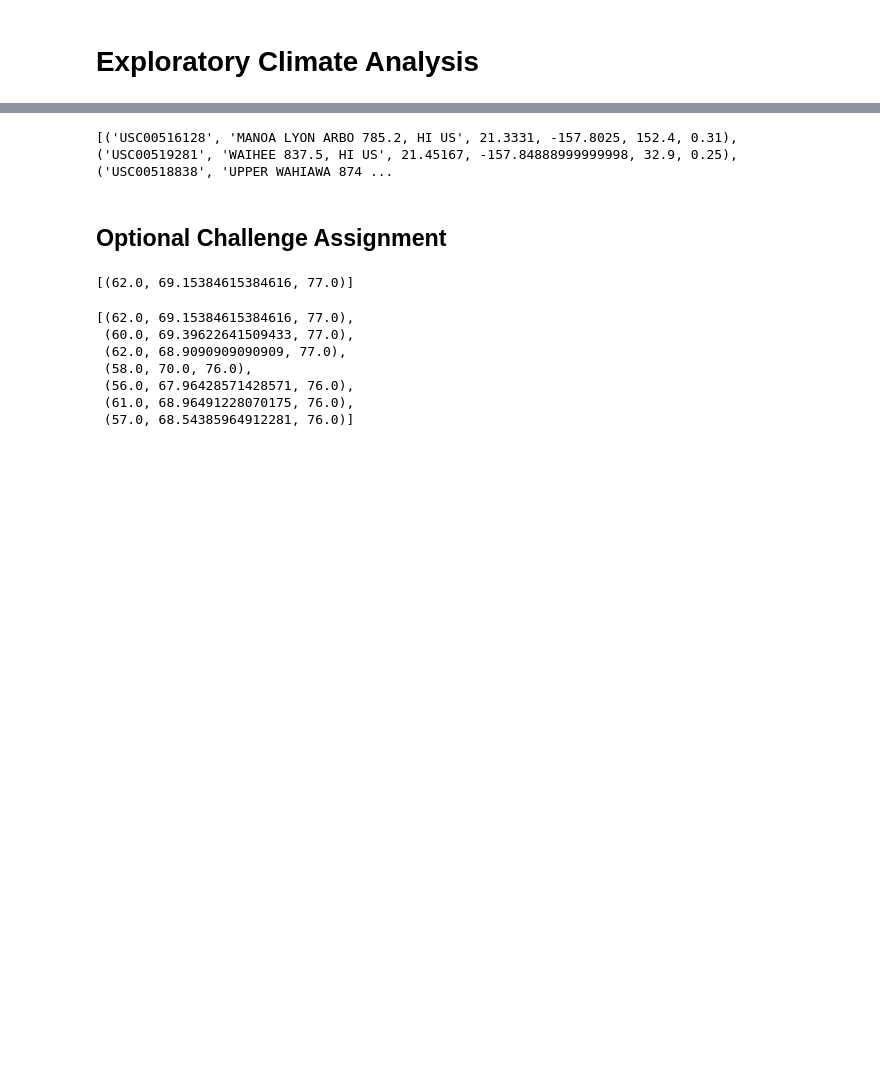
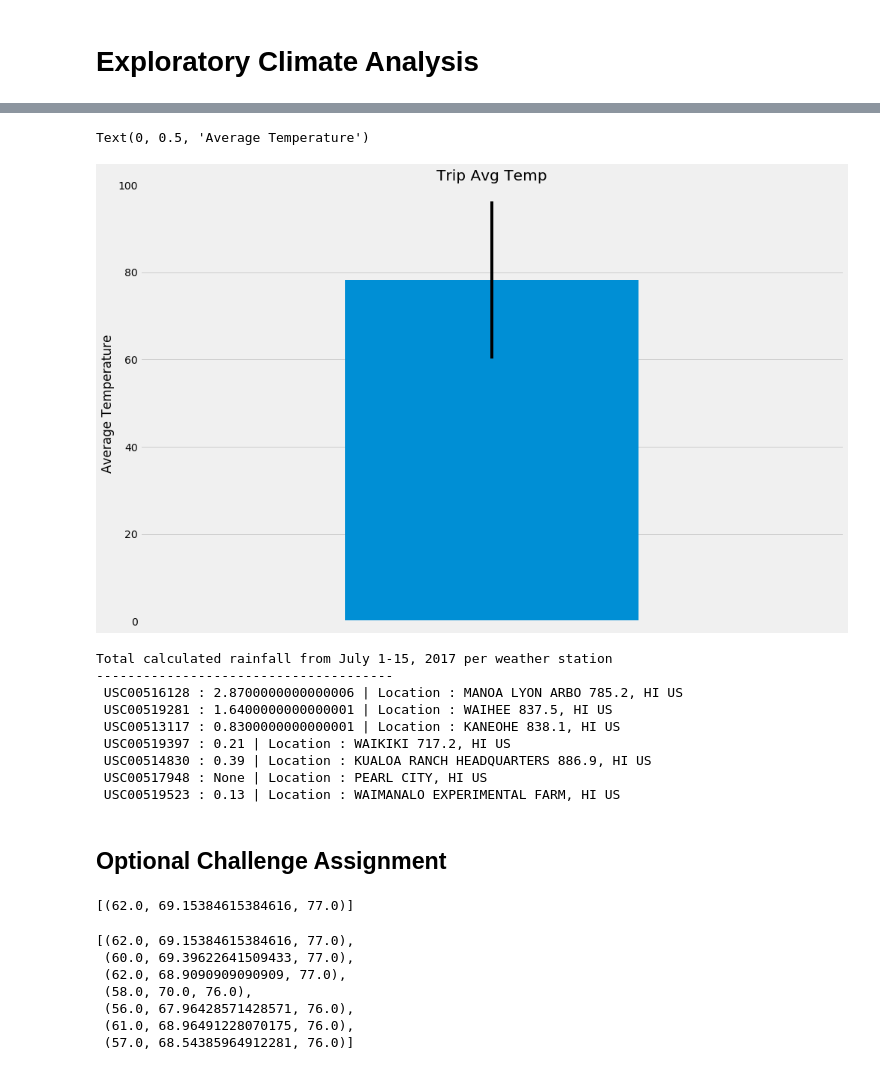
Before and after one commit to rjm3q/Postgre-SQL-Alchemy-Surfs-Up-, a Jupyter notebook: climate_starter.ipynb, the cells around one changed output, grey strips where cells are left out. Saved outputs shown, nothing was run; the diff lists cells and outputs as text; code cells hidden in the pictures; blank space fills up the shorter version.

```diff
--- a/climate_starter.ipynb
+++ b/climate_starter.ipynb
@@ -113,4 +192,22 @@ print(calc_temps('2012-02-28', '2012-03-05'))
 # Use "Trip Avg Temp" as your Title
 # Use the average temperature for the y value
 # Use the peak-to-peak (tmax-tmin) value as the y error bar (yerr)
+
+temps= calc_temps('2017-07-01', '2017-07-15')
+tlist= temps[0]
+
+yerr= tmax-tmin
+x_position= 1
+
+temps_df= pd.DataFrame(tlist)
+temps_df= temps_df.rename(columns={0: 'Temperature'})
+temps_df= temps_df.rename(index={0: 'MinTemp', 1: 'AvgTemp', 2: 'MaxTemp'})
+temps_df.index.name= 'Type'
+pp.figure(figsize=(15,10))
+pp.bar(x_position, tavg, yerr=yerr, align='center')
+pp.margins(0.7, 0.7)
+pp.ylim(0, 100)
+pp.xticks([])
+pp.title('Trip Avg Temp')
+pp.ylabel('Average Temperature')
 # %% [output]
@@ -119,8 +214,22 @@ print(calc_temps('2012-02-28', '2012-03-05'))
+Text(0, 0.5, 'Average Temperature')
+[figure, added]
 # %%
 # Calculate the total amount of rainfall per weather station for your trip dates using the previous year's matching dates.
 # Sort this in descending order by precipitation amount and list the station, name, latitude, longitude, and elevation
+print("Total calculated rainfall from July 1-15, 2017 per weather station")
+print("--------------------------------------")
+for train in session.query(func.sum(Measurement.prcp), Measurement.station, Station.name).filter(Measurement.station == Station.station).filter(and_(Measurement.date >= '2017-07-01', Measurement.date <= '2017-07-15')).order_by(desc(Measurement.prcp)).group_by(Measurement.station):
+    print (f" {train[1]} : {train[0]} | Location : {train[2]}" )
 # %% [output]
-[('USC00516128', 'MANOA LYON ARBO 785.2, HI US', 21.3331, -157.8025, 152.4, 0.31), ('USC00519281', 'WAIHEE 837.5, HI US', 21.45167, -157.84888999999998, 32.9, 0.25), ('USC00518838', 'UPPER WAHIAWA 874 ...
+Total calculated rainfall from July 1-15, 2017 per weather station
+--------------------------------------
+ USC00516128 : 2.8700000000000006 | Location : MANOA LYON ARBO 785.2, HI US
+ USC00519281 : 1.6400000000000001 | Location : WAIHEE 837.5, HI US
+ USC00513117 : 0.8300000000000001 | Location : KANEOHE 838.1, HI US
+ USC00519397 : 0.21 | Location : WAIKIKI 717.2, HI US
+ USC00514830 : 0.39 | Location : KUALOA RANCH HEADQUARTERS 886.9, HI US
+ USC00517948 : None | Location : PEARL CITY, HI US
+ USC00519523 : 0.13 | Location : WAIMANALO EXPERIMENTAL FARM, HI US
 # %% [markdown]
 ## Optional Challenge Assignment
 # %%
```
Also changed, not shown: parts of 15 cells of this notebook, 1 other file.
